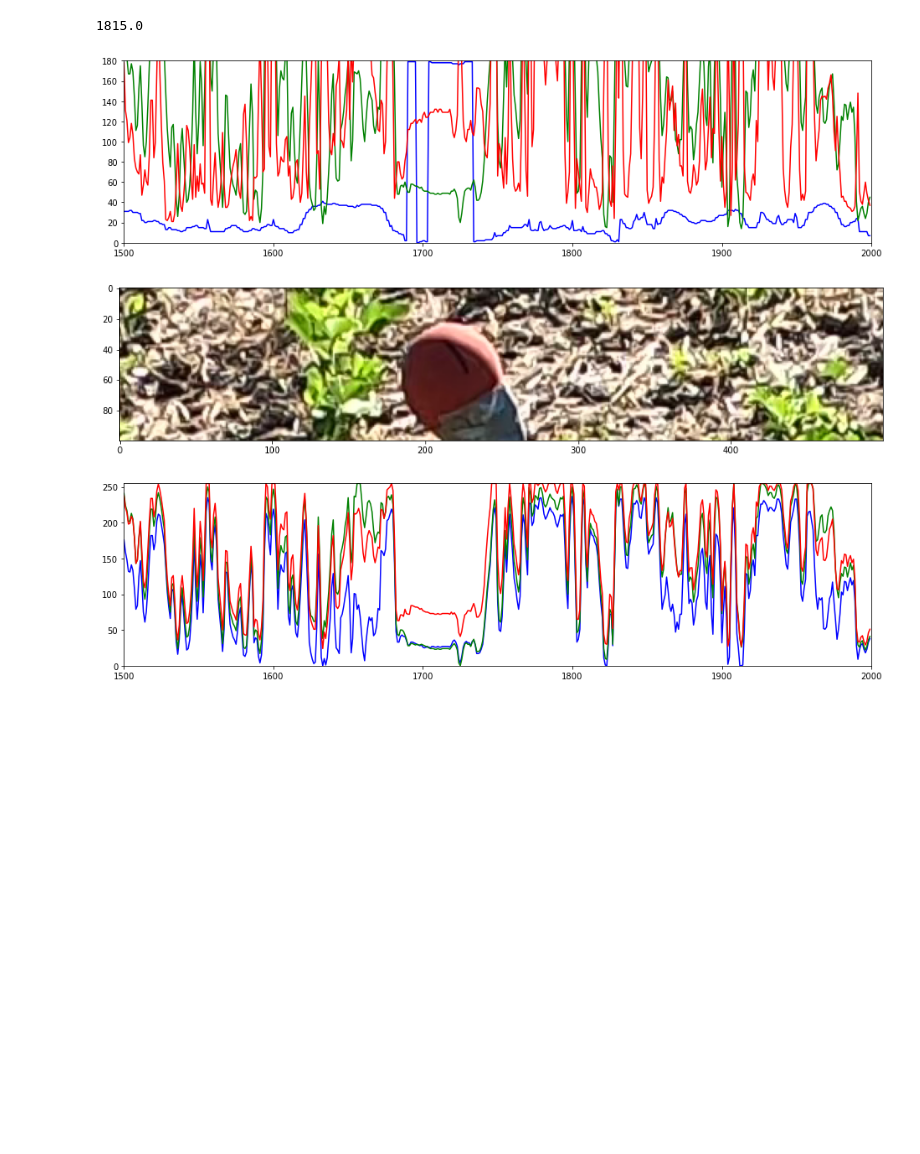
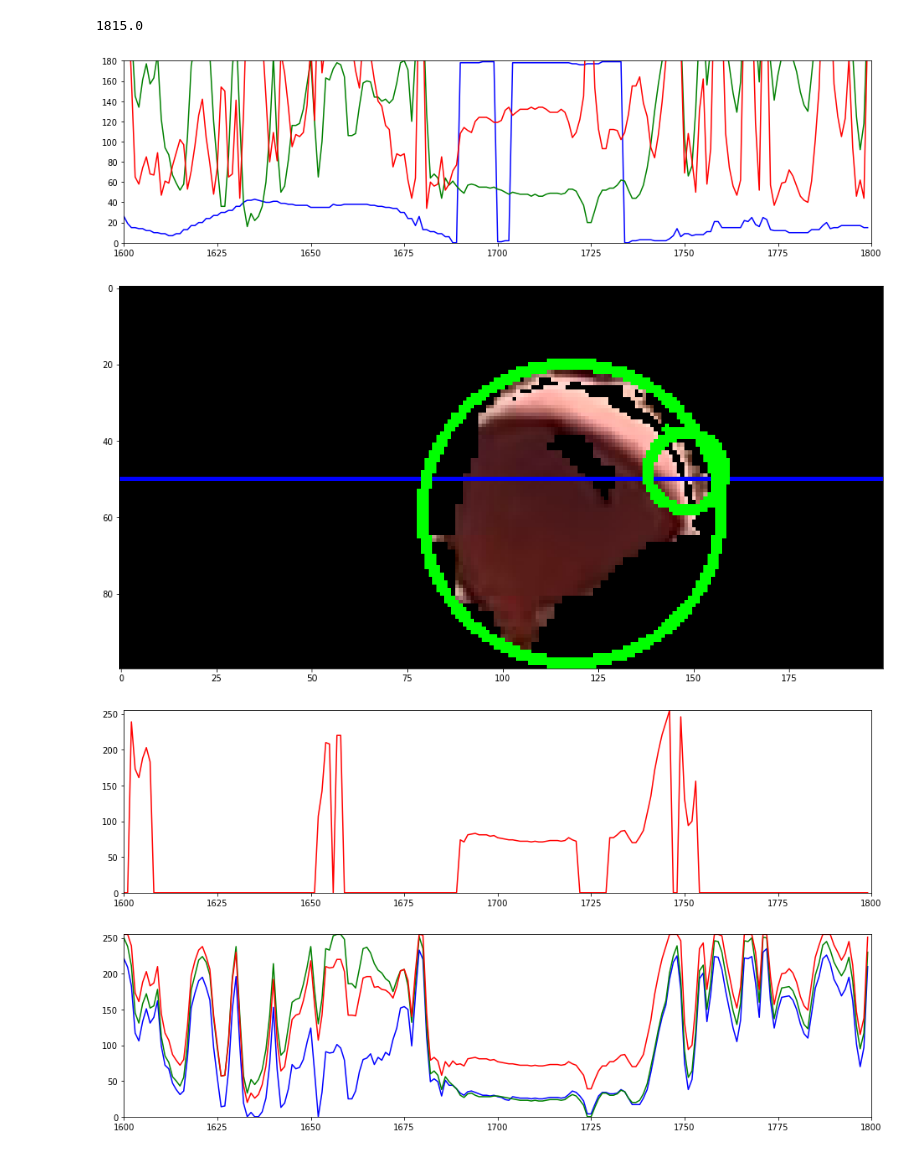
Before and after one commit to precision-sustainable-ag/Weeds3D-Biomass-Estimation, a Jupyter notebook: SaveAllRed.ipynb, the cells around one changed output. Saved outputs shown, nothing was run; the diff lists cells and outputs as text; code cells hidden in the pictures; blank space fills up the shorter version.

Commit message:
Adding ExtractFramesAroundRedBall PyCharm

```diff
--- a/SaveAllRed.ipynb
+++ b/SaveAllRed.ipynb
@@ -18,59 +18,83 @@ print(cap.get(cv2.CAP_PROP_FRAME_COUNT))
 count = 0
 empty = 0
 #for i in range(int(cap.get(cv2.CAP_PROP_FRAME_COUNT))):
+line_row = 89
 
 WAITCOUNTFREQ = 30
 waitCount = 0
 for i in range(1):
     ret, frame = cap.read()
     if ret == True:
         count += 1
         if waitCount == 0:
             BGR = frame.copy()
             HLS = cv2.cvtColor(BGR, cv2.COLOR_BGR2HLS)
-            strip = HLS[90,1500:2000,:]
+            strip = HLS[line_row,1600:1800,:]
             plt.figure(figsize=(16,4))
-            plt.plot(np.arange(1500,2000),strip[:,0],color='blue', label='Blue')
-            plt.plot(np.arange(1500,2000),strip[:,1],color='green', label='Green')
-            plt.plot(np.arange(1500,2000),strip[:,2],color='red', label='Red')
-            plt.axis([1500, 2000, 0, 180])
+            plt.plot(np.arange(1600,1800),strip[:,0],color='blue', label='Hue')
+            plt.plot(np.arange(1600,1800),strip[:,1],color='green', label='Light')
+            plt.plot(np.arange(1600,1800),strip[:,2],color='red', label='Saturation')
+            plt.axis([1600, 1800, 0, 180])
             plt.show()
-            posRedHueMask = (HLS[:,:,0]<20).astype('uint8')
-            negRedHueMask = (HLS[:,:,0]>160).astype('uint8')
+            posRedHueMask = (HLS[:,:,0]<10).astype('uint8')
+            negRedHueMask = (HLS[:,:,0]>170).astype('uint8')
             redHueMask = np.bitwise_or(posRedHueMask,negRedHueMask).astype('uint8')
             rows = np.shape(frame)[0]
             cols = np.shape(frame)[1]
-            b = cv2.medianBlur(frame[:,:,0],11)
-            g = cv2.medianBlur(frame[:,:,1],11)
-            r = cv2.medianBlur(frame[:,:,2],11)
+            b = frame[:,:,0]
+            g = frame[:,:,1]
+            r = frame[:,:,2]
 
             #2R-G-B
-            ExR = 2*r.astype('int') - b.astype('int') - g.astype('int')
-            ExW = r.astype('int') + b.astype('int') + g.astype('int')
+            ExR = 2*r.astype('int') - g.astype('int') - b.astype('int')
+            #ExR = 1.4*r.astype('int') - b.astype('int')
+            ExR_mask = ExR>80
+            ExR_cutoff = np.multiply(r,ExR_mask)
             red_img = np.zeros([rows,cols,3],dtype='uint8')
 
+            redHueExR_mask = np.bitwise_and(redHueMask,ExR_mask)
+            redHueExR_cutoff = np.multiply(ExR,redHueExR_mask)
+
             for c in range(3):
-                red_img[:,:,c] = np.multiply(frame[:,:,c],redHueMask).astype('uint8')
+                red_img[:,:,c] = np.multiply(frame[:,:,c],redHueExR_mask).astype('uint8')
 
-            #cv2.line(red_img,(1500,90),(2000,90),(255,0,0),5)
+            cv2.line(red_img,(1600,line_row),(1800,line_row),(255,0,0),1)
+            contours,hierarchy = cv2.findContours(redHueExR_mask.astype('uint8')*255, cv2.RETR_EXTERNAL, 2)
+            for cnt in contours:
+                (x,y),radius = cv2.minEnclosingCircle(cnt)
+                center = (int(x),int(y))
+                radius = int(radius)
+                cv2.circle(red_img,center,radius,(0,255,0),2)
+
             plt.figure(figsize=(16,16))
-            plt.imshow(cv2.cvtColor(frame[40:140,1500:2000,:],cv2.COLOR_BGR2RGB))
+            plt.imshow(cv2.cvtColor(red_img[line_row-50:line_row+50,1600:1800,:],cv2.COLOR_BGR2RGB))
             plt.show()
 
             plt.figure(figsize=(16,4))
-            strip = BGR[90,1500:2000,:]
-            plt.plot(np.arange(1500,2000),strip[:,0],color='blue', label='Blue')
-            plt.plot(np.arange(1500,2000),strip[:,1],color='green', label='Green')
-            plt.plot(np.arange(1500,2000),strip[:,2],color='red', label='Red')
-            plt.axis([1500, 2000, 0, 255])
+            plt.plot(np.arange(1600,1800),ExR_cutoff[line_row,1600:1800],color='red', label='ExR')
+            plt.axis([1600, 1800, 0, 255])
             plt.show()
+
+            plt.figure(figsize=(16,4))
+            strip = BGR[line_row,1600:1800,:]
+            plt.plot(np.arange(1600,1800),strip[:,0],color='blue', label='Blue')
+            plt.plot(np.arange(1600,1800),strip[:,1],color='green', label='Green')
+            plt.plot(np.arange(1600,1800),strip[:,2],color='red', label='Red')
+            plt.axis([1600, 1800, 0, 255])
+            plt.show()
+
+            plt.figure(figsize=(16,16))
+            plt.imshow(cv2.cvtColor(red_img,cv2.COLOR_BGR2RGB))
+            plt.show()
+
             waitCount = WAITCOUNTFREQ
         else:
             waitCount -= 1
     else:
         empty += 1
 # %% [output]
 1815.0
-[figure, old version]
+[figure, new version]
-[figure, old version]
+[figure, new version]
-[figure, old version]
+[figure, new version]
+[figure, added]
```
Also changed, not shown: parts of 1 cell of this notebook, 2 other files.
